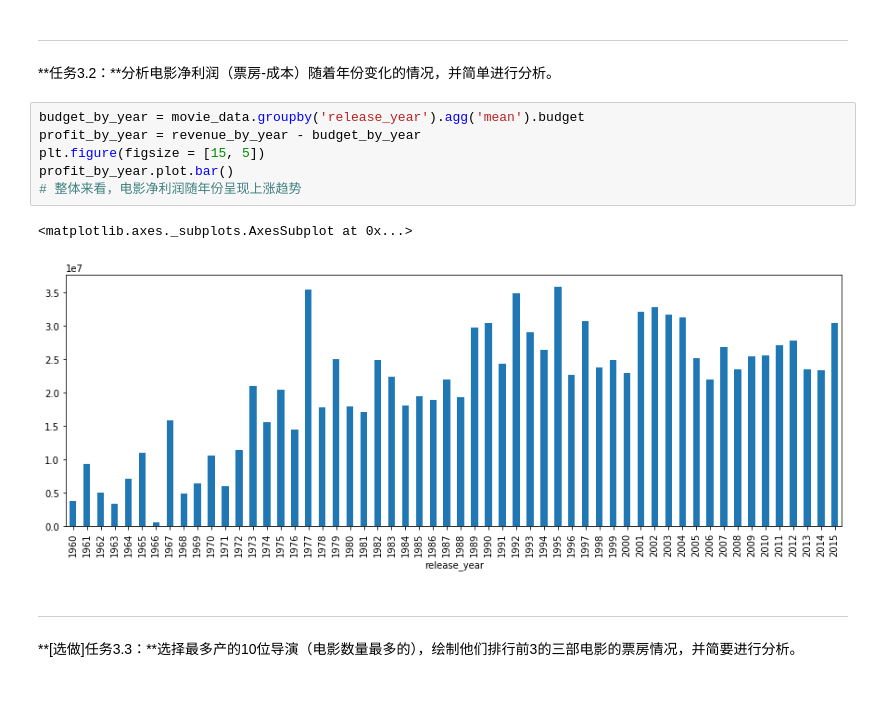
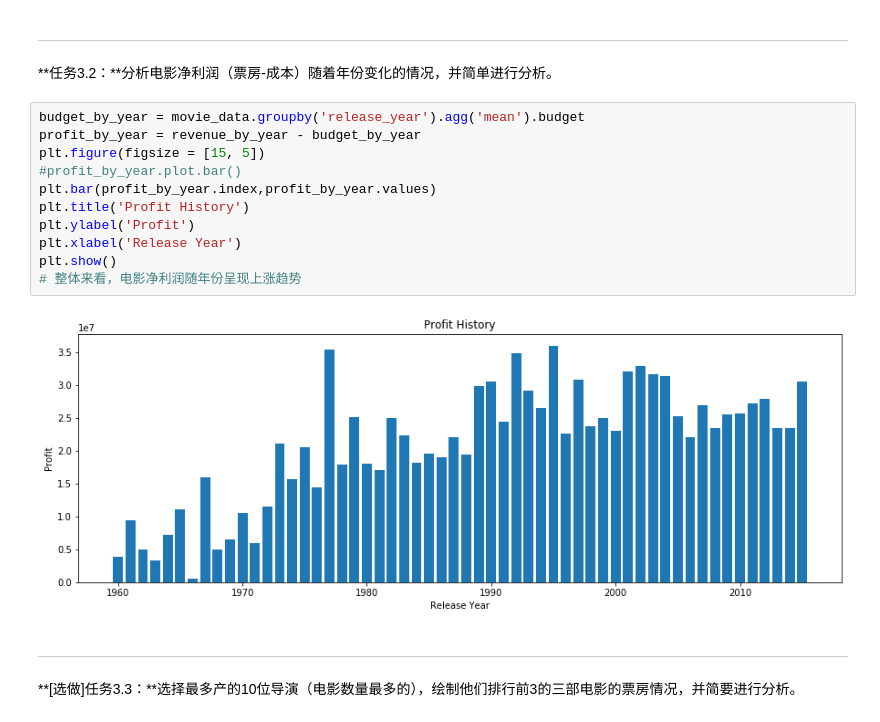
Before and after one commit to xin-pan/AIPND_CN_P2_Explore_Movie_Dataset, a Jupyter notebook: Explore Movie Dataset.ipynb, the cells around one changed output. Saved outputs shown, nothing was run; the diff lists cells and outputs as text; blank space fills up the shorter version.

```diff
--- a/Explore Movie Dataset.ipynb
+++ b/Explore Movie Dataset.ipynb
@@ -206,12 +218,16 @@ director_popularity.head(20).plot.bar()
 # %%
 budget_by_year = movie_data.groupby('release_year').agg('mean').budget
 profit_by_year = revenue_by_year - budget_by_year
 plt.figure(figsize = [15, 5])
-profit_by_year.plot.bar()
+#profit_by_year.plot.bar()
+plt.bar(profit_by_year.index,profit_by_year.values)
+plt.title('Profit History')
+plt.ylabel('Profit')
+plt.xlabel('Release Year')
+plt.show()
 # 整体来看，电影净利润随年份呈现上涨趋势
 # %% [output]
-<matplotlib.axes._subplots.AxesSubplot at 0x...>
-[figure, old version]
+[figure, new version]
 # %% [markdown]
 ---
 
```
Also changed, not shown: parts of 2 cells of this notebook, 2 other files.
